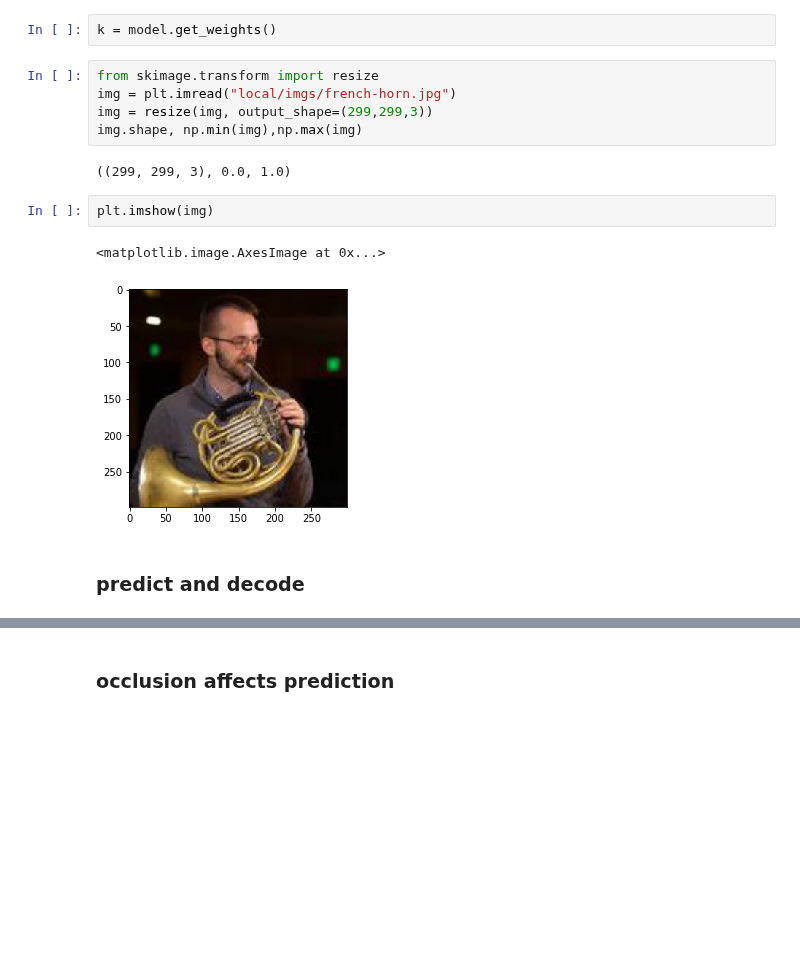
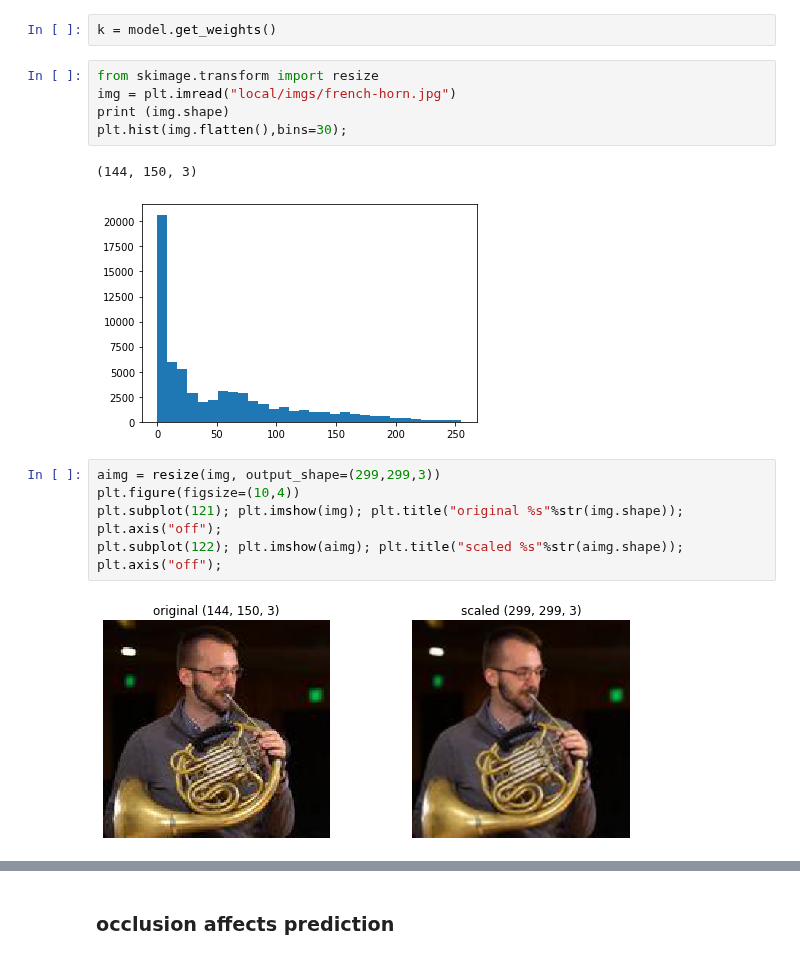
Before and after one commit to jdariasl/DiplomadoEPM_2019, a Jupyter notebook: Modulo3/Modulo 3 (13 - Using Pretrained Models).ipynb, the cells around one changed output, grey strips where cells are left out. Cells and saved outputs as stored; diff of their text form; blank space fills up the shorter version.

```diff
--- a/Modulo3/Modulo 3 (13 - Using Pretrained Models).ipynb
+++ b/Modulo3/Modulo 3 (13 - Using Pretrained Models).ipynb
@@ -62,14 +62,15 @@ k = model.get_weights()
 # %%
 from skimage.transform import resize
 img = plt.imread("local/imgs/french-horn.jpg")
-img = resize(img, output_shape=(299,299,3))
-img.shape, np.min(img),np.max(img)
+print (img.shape)
+plt.hist(img.flatten(),bins=30);
 # %% [output]
-((299, 299, 3), 0.0, 1.0)
+(144, 150, 3)
+[figure, added]
-# %%
-plt.imshow(img)
-# %% [output]
-<matplotlib.image.AxesImage at 0x...>
-[figure, removed]
-# %% [markdown]
-### predict and decode
+# %%
+aimg = resize(img, output_shape=(299,299,3))
+plt.figure(figsize=(10,4))
+plt.subplot(121); plt.imshow(img); plt.title("original %s"%str(img.shape)); plt.axis("off");
+plt.subplot(122); plt.imshow(aimg); plt.title("scaled %s"%str(aimg.shape)); plt.axis("off");
+# %% [output]
+[figure, added]
```
Also changed, not shown: parts of 6 cells of this notebook, 1 other file.
